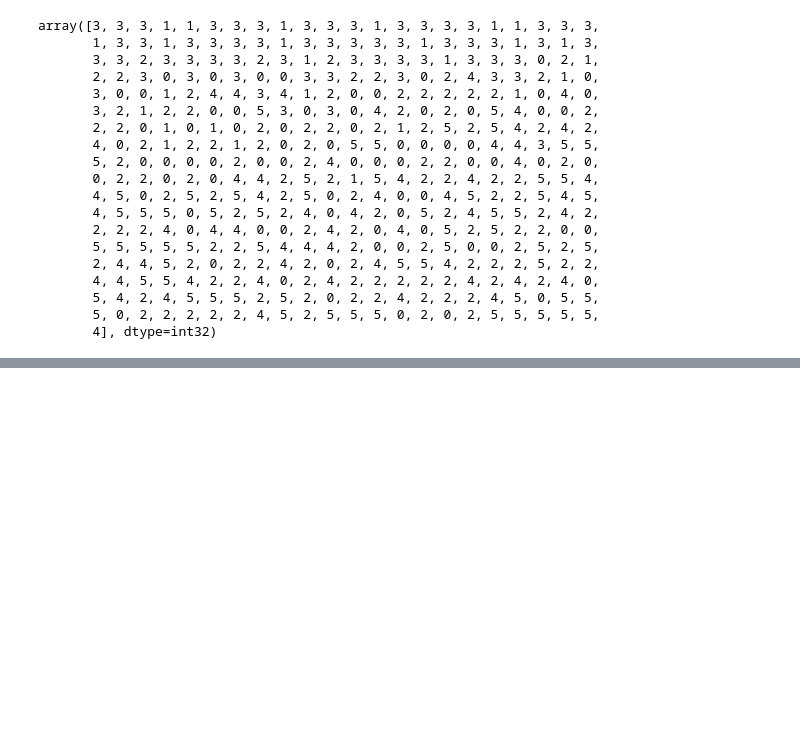
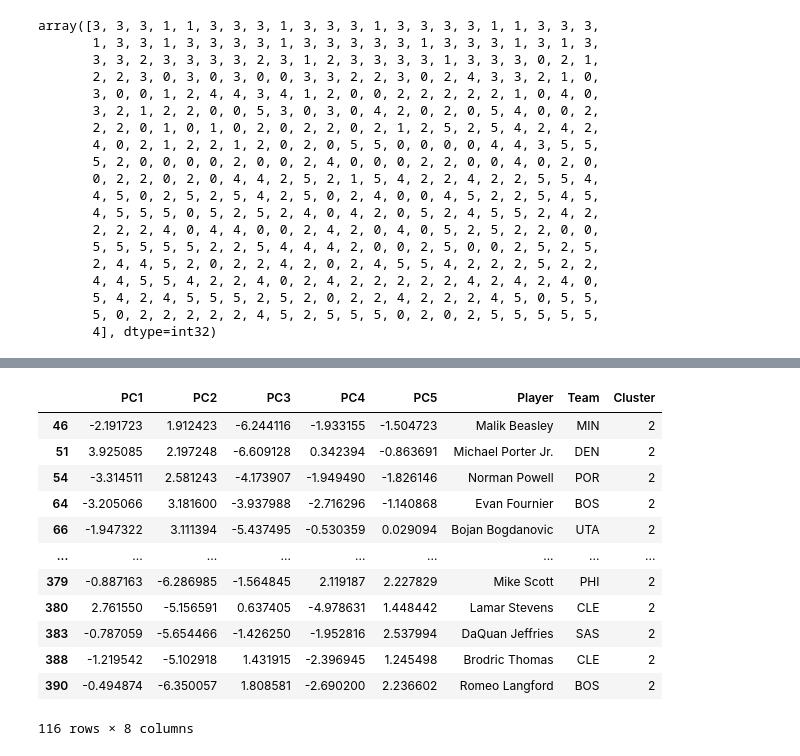
Before and after one commit to CSA100/nba-dsai, a Jupyter notebook: K-MeansClustering.ipynb, the cells around one changed output, grey strips where cells are left out. Drawn from its saved outputs; the diff is of its cells as text; code cells hidden in the pictures; blank space fills up the shorter version.

```diff
--- a/K-MeansClustering.ipynb
+++ b/K-MeansClustering.ipynb
@@ -136,0 +188,18 @@ array([3, 3, 3, 1, 1, 3, 3, 3, 1, 3, 3, 3, 1, 3, 3, 3, 3, 1, 1, 3, 3, 3,
+# %%
+cluster2 = kmeancluster[kmeancluster['Cluster'] == 2]
+# %%
+cluster2
+# %% [output]
+|  | PC1 | PC2 | PC3 | PC4 | PC5 | Player | Team | Cluster |
+| 46 | -2.191723 | 1.912423 | -6.244116 | -1.933155 | -1.504723 | Malik Beasley | MIN | 2 |
+| 51 | 3.925085 | 2.197248 | -6.609128 | 0.342394 | -0.863691 | Michael Porter Jr. | DEN | 2 |
+| 54 | -3.314511 | 2.581243 | -4.173907 | -1.949490 | -1.826146 | Norman Powell | POR | 2 |
+| 64 | -3.205066 | 3.181600 | -3.937988 | -2.716296 | -1.140868 | Evan Fournier | BOS | 2 |
+| 66 | -1.947322 | 3.111394 | -5.437495 | -0.530359 | 0.029094 | Bojan Bogdanovic | UTA | 2 |
+| ... | ... | ... | ... | ... | ... | ... | ... | ... |
+| 379 | -0.887163 | -6.286985 | -1.564845 | 2.119187 | 2.227829 | Mike Scott | PHI | 2 |
+| 380 | 2.761550 | -5.156591 | 0.637405 | -4.978631 | 1.448442 | Lamar Stevens | CLE | 2 |
+| 383 | -0.787059 | -5.654466 | -1.426250 | -1.952816 | 2.537994 | DaQuan Jeffries | SAS | 2 |
+| 388 | -1.219542 | -5.102918 | 1.431915 | -2.396945 | 1.245498 | Brodric Thomas | CLE | 2 |
+| 390 | -0.494874 | -6.350057 | 1.808581 | -2.690200 | 2.236602 | Romeo Langford | BOS | 2 |
+116 rows × 8 columns
```
Also changed, not shown: parts of 5 cells of this notebook.
